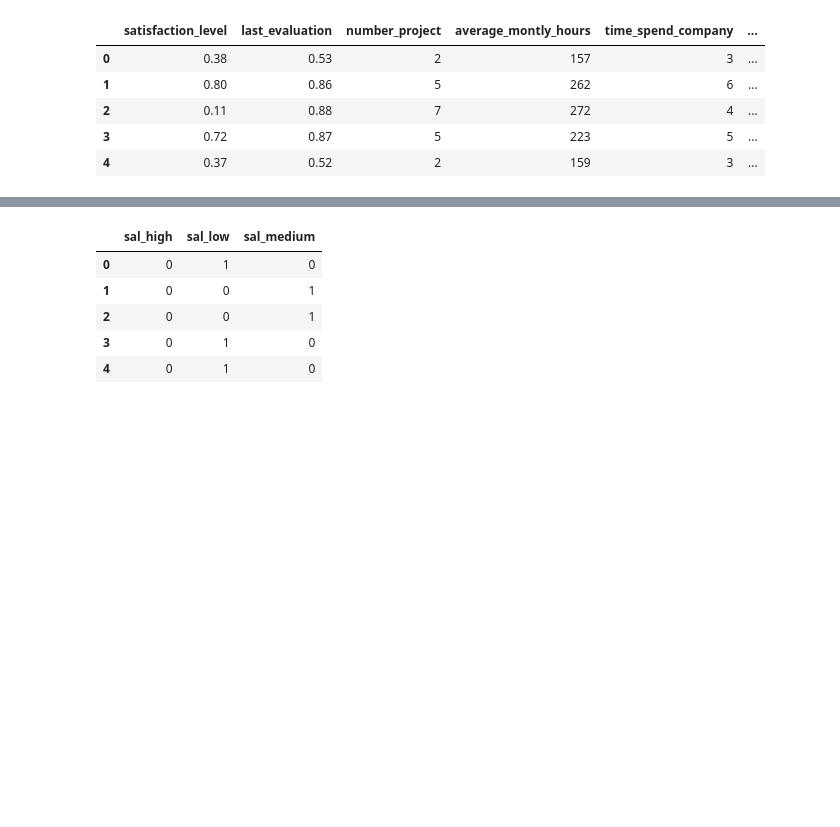
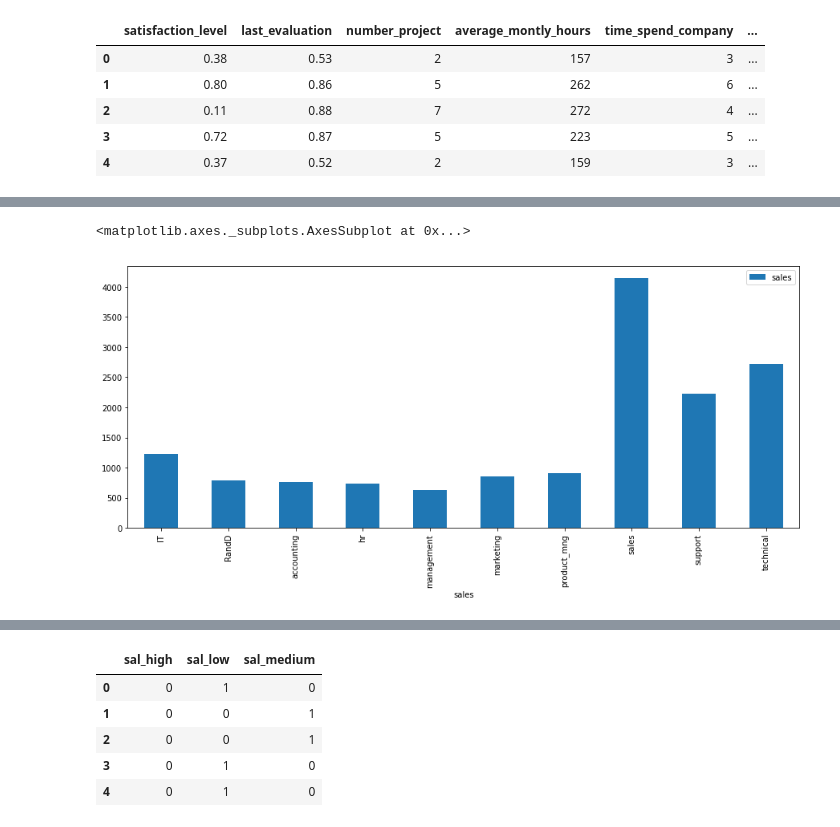
Before and after one commit to swainshashwat/Human-Resources-Analytics-Prediction, a Jupyter notebook: hr_analytics_kaggle.ipynb, the cells around one changed output, grey strips where cells are left out. Cells and saved outputs as stored; diff of their text form; code cells hidden in the pictures; blank space fills up the shorter version.

Commit message:
Added more visualization
Added more feature plots
Added problem statement and conclusion

```diff
--- a/hr_analytics_kaggle.ipynb
+++ b/hr_analytics_kaggle.ipynb
@@ -82,0 +118,7 @@ array(['low', 'medium', 'high'], dtype=object)
+# %%
+# counting the number unique values in the 'sales' column
+sales_grouped = pd.DataFrame(df.sales.groupby(by=df.sales).count())
+
+print(df.sales.groupby(by=df.sales).count())
+print("---------------------------------")
+print("Total = "+ str(df.sales.count()))
@@ -82,0 +140,6 @@ array(['low', 'medium', 'high'], dtype=object)
+# %%
+# plotting the grouped unique values in the 'sales' column
+sales_grouped.plot(kind='bar', figsize=(15,6))
+# %% [output]
+<matplotlib.axes._subplots.AxesSubplot at 0x...>
+[figure, added]
```
Also changed, not shown: parts of 76 cells of this notebook, 8 other files.
